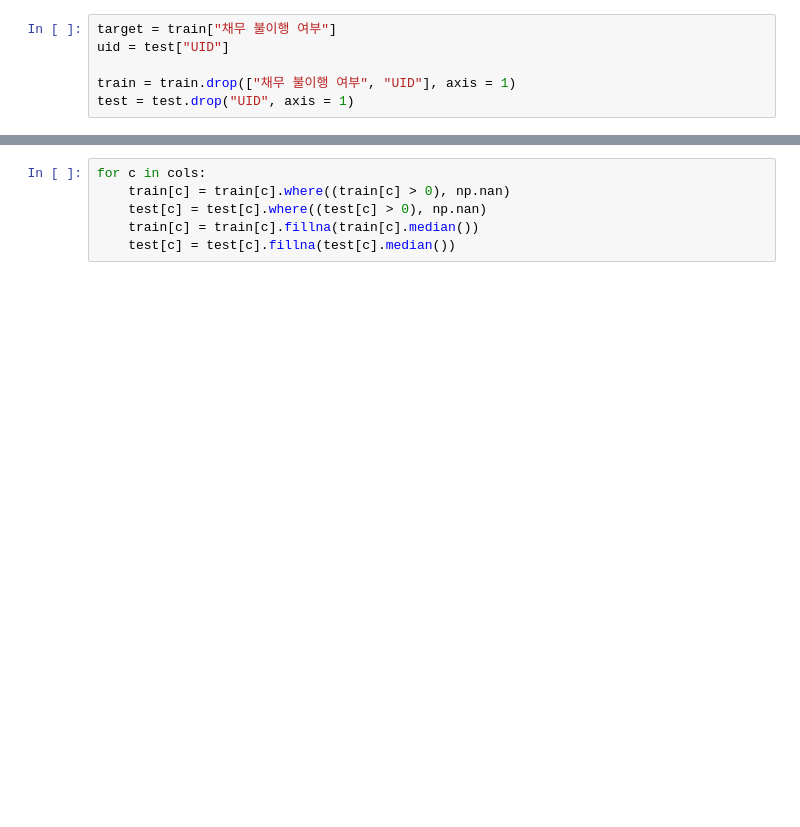
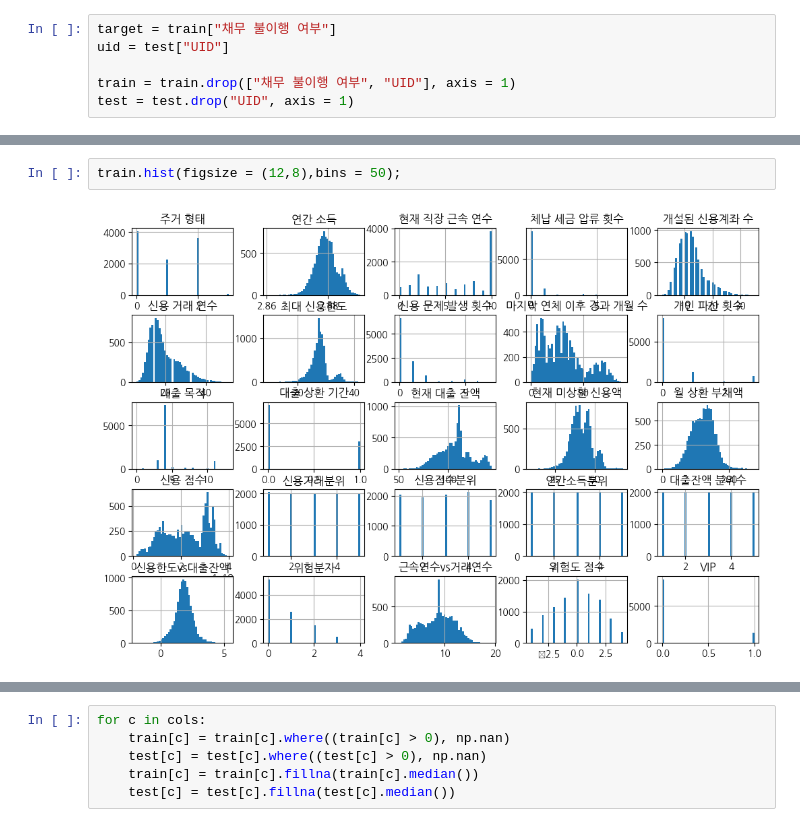
Before and after one commit to yunjun0914/dacon, a Jupyter notebook: 채무불이행 여부/채무불이행_boxcox변환.ipynb, the cells around one changed output, grey strips where cells are left out. Saved outputs shown, nothing was run; the diff lists cells and outputs as text; blank space fills up the shorter version.

```diff
--- a/채무불이행 여부/채무불이행_boxcox변환.ipynb
+++ b/채무불이행 여부/채무불이행_boxcox변환.ipynb
@@ -170,0 +203,4 @@ for c in box_cols:
+# %%
+train.hist(figsize = (12,8),bins = 50);
+# %% [output]
+[figure, added]
```
Also changed, not shown: parts of 18 cells of this notebook, 2 other files.
